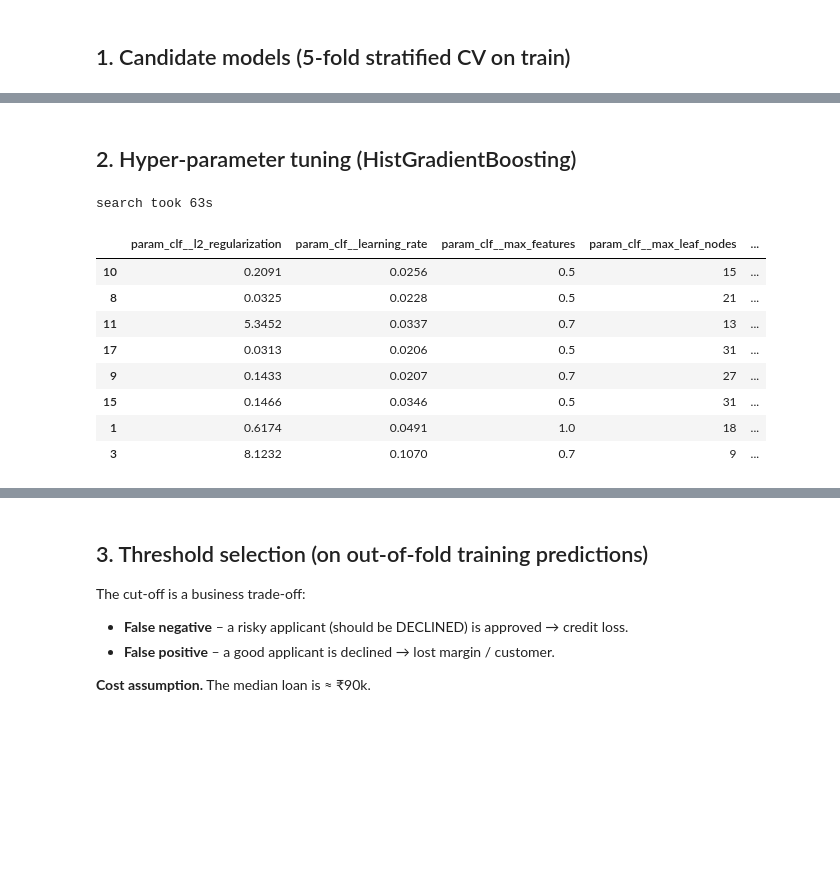
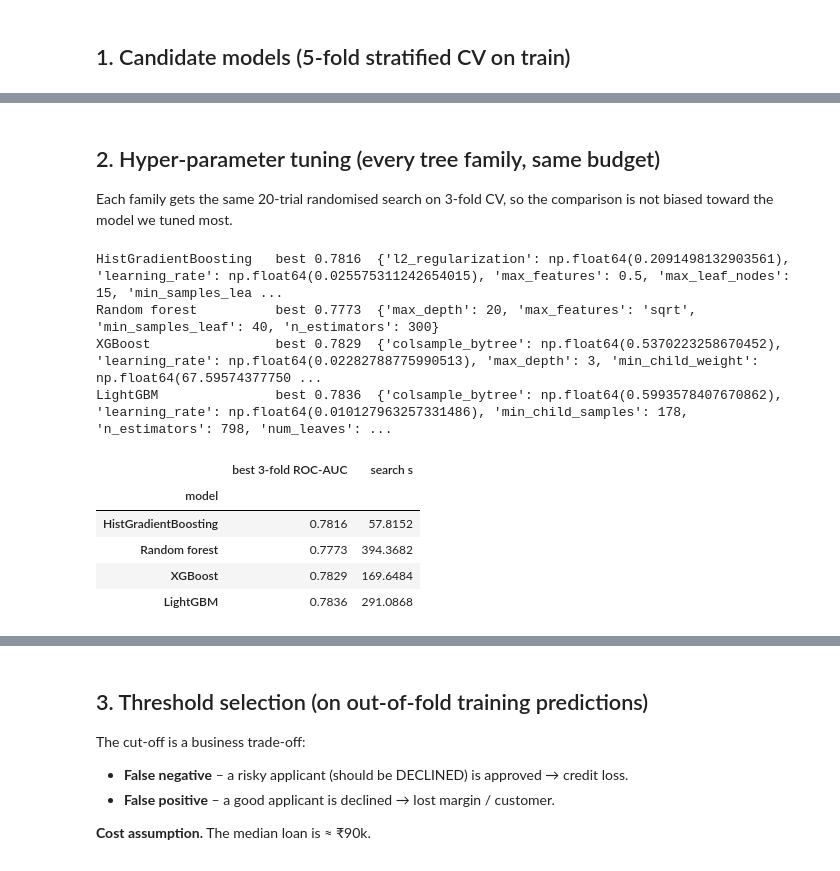
Before and after one commit to mikebox/pgai, a Jupyter notebook: notebooks/03_model_training_evaluation.ipynb, the cells around one changed output, grey strips where cells are left out. Drawn from its saved outputs; the diff is of its cells as text; code cells hidden in the pictures; blank space fills up the shorter version.

```diff
--- a/notebooks/03_model_training_evaluation.ipynb
+++ b/notebooks/03_model_training_evaluation.ipynb
@@ -59,20 +59,22 @@ At scoring time the model only needs these raw inputs: ['Pincode', 'Age', 'Emplo
 ## 1. Candidate models (5-fold stratified CV on train)
 # %%
 CV5 = StratifiedKFold(n_splits=5, shuffle=True, random_state=C.RANDOM_STATE)
+# Tree families compared head to head. Display name -> build_pipeline(model=...) key.
+FAMILIES = {"HistGradientBoosting": "hgb", "Random forest": "rf", "XGBoost": "xgb", "LightGBM": "lgbm"}
 candidates = {
     "Baseline: always APPROVE": DummyClassifier(strategy="most_frequent"),
     "Logistic regression (one-hot + target enc.)": build_pipeline(FINAL_SPEC, model="logreg"),
     "Logistic regression, class_weight=balanced": build_pipeline(FINAL_SPEC, model="logreg", class_weight="balanced"),
-    "HistGradientBoosting (default params)": build_pipeline(FINAL_SPEC, model="hgb"),
+    **{f"{name} (default params)": build_pipeline(FINAL_SPEC, model=key) for name, key in FAMILIES.items()},
 }
-rows = []
-for name, est in candidates.items():
-    t0 = time.time()
+
+def cv_row(est):
     r = cross_validate(est, X_tr, y_tr, cv=CV5, scoring=["roc_auc", "average_precision", "neg_brier_score"], n_jobs=1)
-    rows.append({"model": name, "ROC-AUC": r["test_roc_auc"].mean(), "ROC-AUC sd": r["test_roc_auc"].std(),
-                 "PR-AUC": r["test_average_precision"].mean(), "Brier": -r["test_neg_brier_score"].mean(),
-                 "fit s/fold": r["fit_time"].mean()})
-cv_table = pd.DataFrame(rows).set_index("model").round(4)
+    return {"ROC-AUC": r["test_roc_auc"].mean(), "ROC-AUC sd": r["test_roc_auc"].std(),
+            "PR-AUC": r["test_average_precision"].mean(), "Brier": -r["test_neg_brier_score"].mean(),
+            "fit s/fold": r["fit_time"].mean()}
+
+cv_table = pd.DataFrame({name: cv_row(est) for name, est in candidates.items()}).T.rename_axis("model").round(4)
 cv_table
 # %% [output]
 |  | ROC-AUC | ROC-AUC sd | PR-AUC | Brier | fit s/fold |
@@ -89,30 +93,45 @@ models the non-linear LTV curve without hand-made bins.
 `class_weight=balanced` does not improve ranking (AUC does not depend on the threshold) and ruins calibration (Brier 0.198 vs 0.047). We handle the
 imbalance at the **threshold** instead, which keeps P(DECLINED) a usable probability.
 # %% [markdown]
-## 2. Hyper-parameter tuning (HistGradientBoosting)
+## 2. Hyper-parameter tuning (every tree family, same budget)
+
+Each family gets the same 20-trial randomised search on 3-fold CV, so the comparison is not biased toward the model we tuned most.
 # %%
-param_dist = {
-    "clf__learning_rate": loguniform(0.02, 0.15),
-    "clf__max_leaf_nodes": randint(8, 64),
-    "clf__min_samples_leaf": randint(40, 400),
-    "clf__l2_regularization": loguniform(0.01, 10),
-    "clf__max_features": [0.5, 0.7, 1.0],
+SEARCH_SPACES = {
+    "hgb": {"clf__learning_rate": loguniform(0.02, 0.15), "clf__max_leaf_nodes": randint(8, 64),
+            "clf__min_samples_leaf": randint(40, 400), "clf__l2_regularization": loguniform(0.01, 10),
+            "clf__max_features": [0.5, 0.7, 1.0]},
+    "rf": {"clf__n_estimators": [300, 500], "clf__min_samples_leaf": randint(20, 300),
+           "clf__max_features": [0.3, 0.5, "sqrt"], "clf__max_depth": [None, 12, 20]},
+    "xgb": {"clf__learning_rate": loguniform(0.01, 0.1), "clf__max_depth": randint(3, 8),
+            "clf__min_child_weight": loguniform(1, 100), "clf__subsample": uniform(0.6, 0.4),
+            "clf__colsample_bytree": uniform(0.5, 0.5), "clf__reg_lambda": loguniform(0.1, 20),
+            "clf__n_estimators": randint(300, 1000)},
+    "lgbm": {"clf__learning_rate": loguniform(0.01, 0.1), "clf__num_leaves": randint(8, 64),
+             "clf__min_child_samples": randint(40, 400), "clf__subsample": uniform(0.6, 0.4),
+             "clf__colsample_bytree": uniform(0.5, 0.5), "clf__reg_lambda": loguniform(0.1, 20),
+             "clf__n_estimators": randint(300, 1000)},
 }
-search = RandomizedSearchCV(build_pipeline(FINAL_SPEC, model="hgb"), param_dist, n_iter=20, scoring="roc_auc",
-                            cv=StratifiedKFold(3, shuffle=True, random_state=C.RANDOM_STATE),
-                            random_state=C.RANDOM_STATE, n_jobs=4, refit=False)
-t0 = time.time(); search.fit(X_tr, y_tr); print(f"search took {time.time()-t0:.0f}s")
-res = pd.DataFrame(search.cv_results_).sort_values("rank_test_score")
-res[[c for c in res.columns if c.startswith("param_")] + ["mean_test_score", "std_test_score"]].head(8).round(4)
+best_params, search_summary = {}, []
+for name, key in FAMILIES.items():
+    # RF / XGBoost / LightGBM are multi-threaded internally, so the search itself runs serially.
+    search = RandomizedSearchCV(build_pipeline(FINAL_SPEC, model=key), SEARCH_SPACES[key], n_iter=20, scoring="roc_auc",
+                                cv=StratifiedKFold(3, shuffle=True, random_state=C.RANDOM_STATE),
+                                random_state=C.RANDOM_STATE, n_jobs=4 if key == "hgb" else 1, refit=False)
+    t0 = time.time(); search.fit(X_tr, y_tr)
+    best_params[key] = {k.replace("clf__", ""): v for k, v in search.best_params_.items()}
+    search_summary.append({"model": name, "best 3-fold ROC-AUC": search.best_score_, "search s": time.time() - t0})
+    print(f"{name:22s} best {search.best_score_:.4f}  {best_params[key]}")
+pd.DataFrame(search_summary).set_index("model").round(4)
 # %% [output]
-search took 63s
+HistGradientBoosting   best 0.7816  {'l2_regularization': np.float64(0.2091498132903561), 'learning_rate': np.float64(0.025575311242654015), 'max_features': 0.5, 'max_leaf_nodes': 15, 'min_samples_lea ...
+Random forest          best 0.7773  {'max_depth': 20, 'max_features': 'sqrt', 'min_samples_leaf': 40, 'n_estimators': 300}
+XGBoost                best 0.7829  {'colsample_bytree': np.float64(0.5370223258670452), 'learning_rate': np.float64(0.02282788775990513), 'max_depth': 3, 'min_child_weight': np.float64(67.59574377750 ...
+LightGBM               best 0.7836  {'colsample_bytree': np.float64(0.5993578407670862), 'learning_rate': np.float64(0.010127963257331486), 'min_child_samples': 178, 'n_estimators': 798, 'num_leaves': ...
-|  | param_clf__l2_regularization | param_clf__learning_rate | param_clf__max_features | param_clf__max_leaf_nodes | ... |
-| 10 | 0.2091 | 0.0256 | 0.5 | 15 | ... |
-| 8 | 0.0325 | 0.0228 | 0.5 | 21 | ... |
-| 11 | 5.3452 | 0.0337 | 0.7 | 13 | ... |
-| 17 | 0.0313 | 0.0206 | 0.5 | 31 | ... |
-| 9 | 0.1433 | 0.0207 | 0.7 | 27 | ... |
-| 15 | 0.1466 | 0.0346 | 0.5 | 31 | ... |
-| 1 | 0.6174 | 0.0491 | 1.0 | 18 | ... |
-| 3 | 8.1232 | 0.1070 | 0.7 | 9 | ... |
+|  | best 3-fold ROC-AUC | search s |
+| model |  |  |
+| HistGradientBoosting | 0.7816 | 57.8152 |
+| Random forest | 0.7773 | 394.3682 |
+| XGBoost | 0.7829 | 169.6484 |
+| LightGBM | 0.7836 | 291.0868 |
 # %%
```
Also changed, not shown: parts of 22 cells of this notebook, 14 other files.
